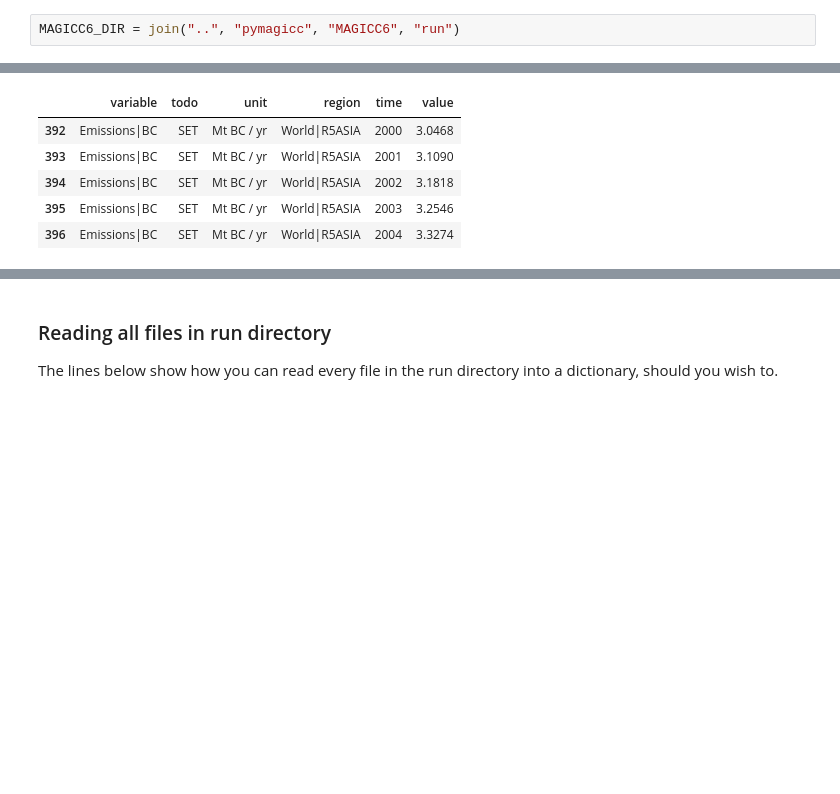
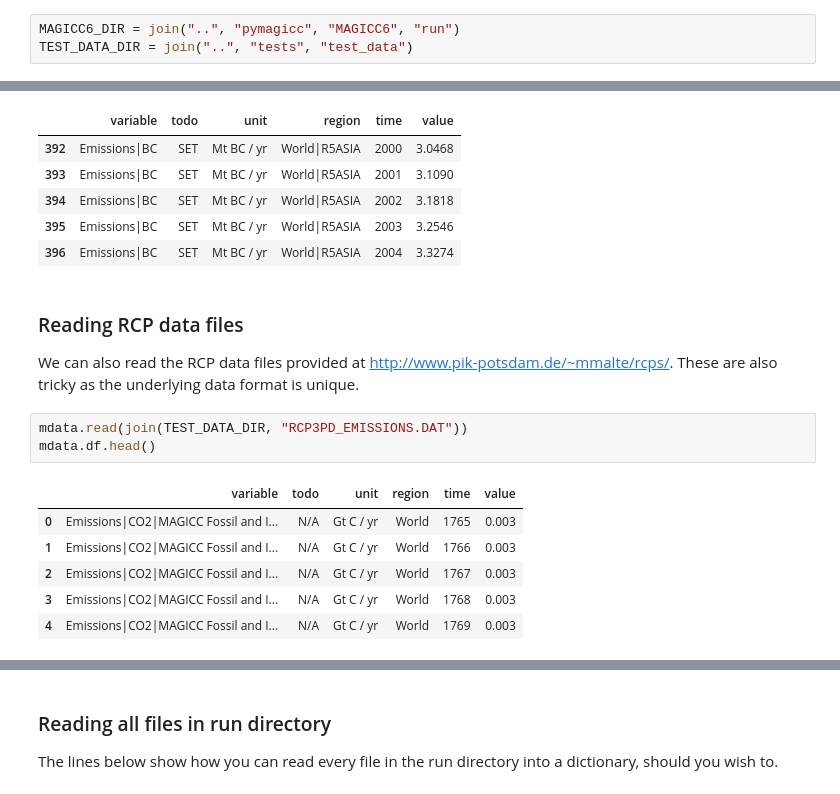
Before and after one commit to openscm/pymagicc, a Jupyter notebook: notebooks/Input-Examples.ipynb, the cells around one changed output, grey strips where cells are left out. Saved outputs shown, nothing was run; the diff lists cells and outputs as text; blank space fills up the shorter version.

```diff
--- a/notebooks/Input-Examples.ipynb
+++ b/notebooks/Input-Examples.ipynb
@@ -26,6 +26,7 @@ plt.style.use('bmh')
 import expectexception
 # %%
 MAGICC6_DIR = join("..", "pymagicc", "MAGICC6", "run")
+TEST_DATA_DIR = join("..", "tests", "test_data")
 # %% [markdown]
 ## Read files
 # %%
@@ -100,3 +101,17 @@ mdata.df[
 | 394 | Emissions|BC | SET | Mt BC / yr | World|R5ASIA | 2002 | 3.1818 |
 | 395 | Emissions|BC | SET | Mt BC / yr | World|R5ASIA | 2003 | 3.2546 |
 | 396 | Emissions|BC | SET | Mt BC / yr | World|R5ASIA | 2004 | 3.3274 |
+# %% [markdown]
+### Reading RCP data files
+
+We can also read the RCP data files provided at http://www.pik-potsdam.de/~mmalte/rcps/. These are also tricky as the underlying data format is unique.
+# %%
+mdata.read(join(TEST_DATA_DIR, "RCP3PD_EMISSIONS.DAT"))
+mdata.df.head()
+# %% [output]
+|  | variable | todo | unit | region | time | value |
+| 0 | Emissions|CO2|MAGICC Fossil and I... | N/A | Gt C / yr | World | 1765 | 0.003 |
+| 1 | Emissions|CO2|MAGICC Fossil and I... | N/A | Gt C / yr | World | 1766 | 0.003 |
+| 2 | Emissions|CO2|MAGICC Fossil and I... | N/A | Gt C / yr | World | 1767 | 0.003 |
+| 3 | Emissions|CO2|MAGICC Fossil and I... | N/A | Gt C / yr | World | 1768 | 0.003 |
+| 4 | Emissions|CO2|MAGICC Fossil and I... | N/A | Gt C / yr | World | 1769 | 0.003 |
```
Also changed, not shown: parts of 6 cells of this notebook, 1 other file.
